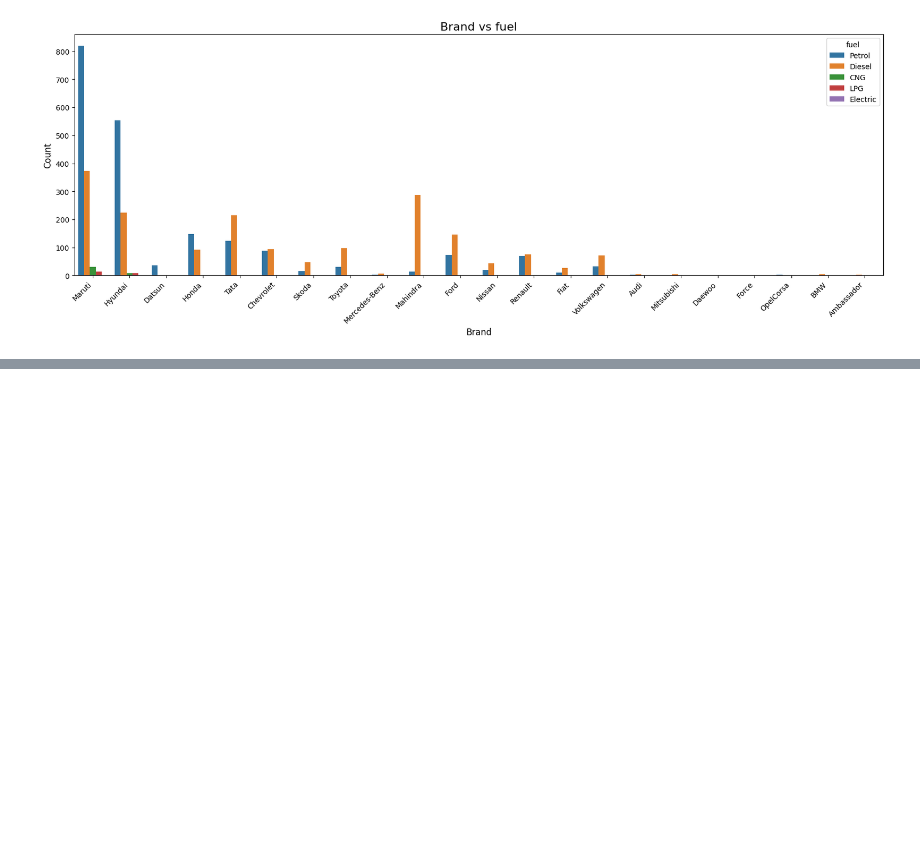
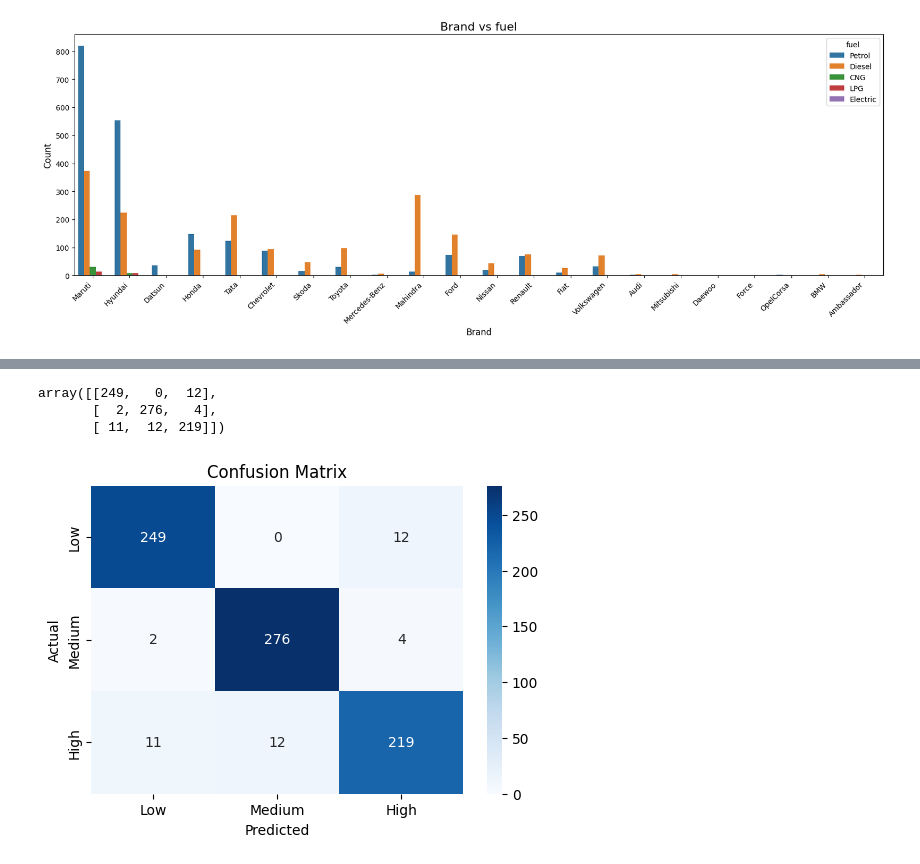
Before and after one commit to Trusha-7Span/CarDetails, a Jupyter notebook: Cardetails.ipynb, the cells around one changed output, grey strips where cells are left out. Cells and saved outputs as stored; diff of their text form; code cells hidden in the pictures; blank space fills up the shorter version.

```diff
--- a/Cardetails.ipynb
+++ b/Cardetails.ipynb
@@ -762,0 +713,7 @@ plt.show()
+# %%
+model3= Pipeline([
+    ('preprocessor', preprocessor),
+    ('classifier', KNeighborsClassifier(n_neighbors=5))
+])
+
+model3.fit(X_train, y_train)
@@ -762,0 +748,7 @@ plt.show()
+# %%
+model4 = Pipeline([
+    ('preprocessor', preprocessor),
+    ('classifier', DecisionTreeClassifier(criterion='gini', max_depth=10, random_state=42))
+])
+# %%
+model4.fit(X_train, y_train)
@@ -762,0 +774,2 @@ plt.show()
+# %%
+y_pred = model4.predict(X_test)
@@ -762,0 +798,15 @@ plt.show()
+# %%
+cm
+# %% [output]
+array([[249,   0,  12],
+       [  2, 276,   4],
+       [ 11,  12, 219]])
+# %%
+plt.figure(figsize=(6, 4))
+sns.heatmap(cm, annot=True, fmt='d', cmap='Blues', xticklabels=['Low', 'Medium', 'High'], yticklabels=['Low', 'Medium', 'High'])
+plt.xlabel("Predicted")
+plt.ylabel("Actual")
+plt.title("Confusion Matrix")
+plt.show()
+# %% [output]
+[figure, added]
```
Also changed, not shown: parts of 100 cells of this notebook.
